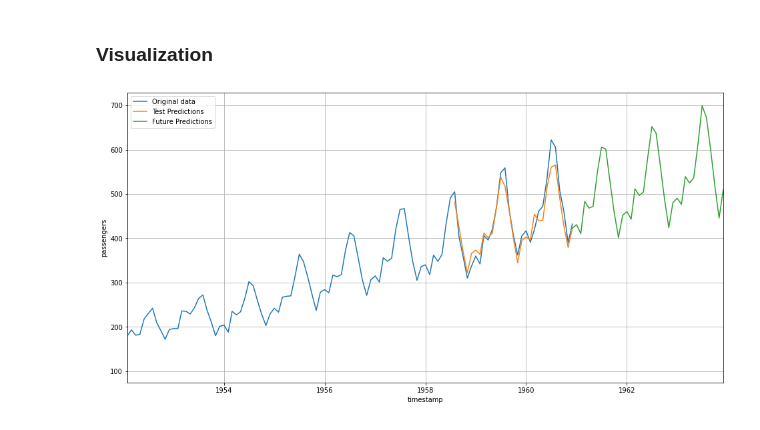
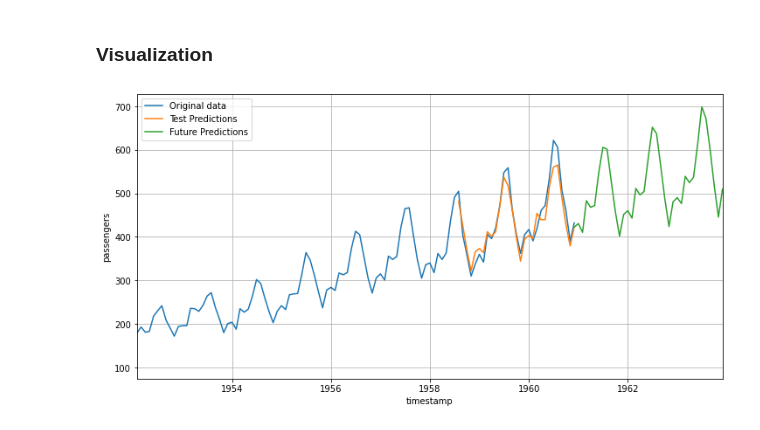
Before and after one commit to alankrantas/colab-python-cookbooks, a Jupyter notebook: colab_flaml_time_series.ipynb, the cells around one changed output. Cells and saved outputs as stored; diff of their text form; code cells hidden in the pictures.

```diff
--- a/colab_flaml_time_series.ipynb
+++ b/colab_flaml_time_series.ipynb
@@ -196,12 +184,12 @@ Name: yhat, dtype: float64
 # %% [markdown]
 ### Visualization
 # %%
-plt.figure(figsize=(16, 8))
+plt.figure(figsize=(12, 6))
 sns.lineplot(data=df, x='timestamp', y='passengers', label='Original data')
 sns.lineplot(x=test.timestamp, y=predicted, label='Test Predictions')
 sns.lineplot(x=new_test.timestamp, y=new_predicted, label='Future Predictions')
 plt.xlim([df.timestamp[new_test.index.size], new_test.timestamp[new_test.index.size-1]])
 plt.grid(True)
 plt.show()
 # %% [output]
-[figure, old version]
+[figure, new version]
```
Also changed, not shown: parts of 5 cells of this notebook.
